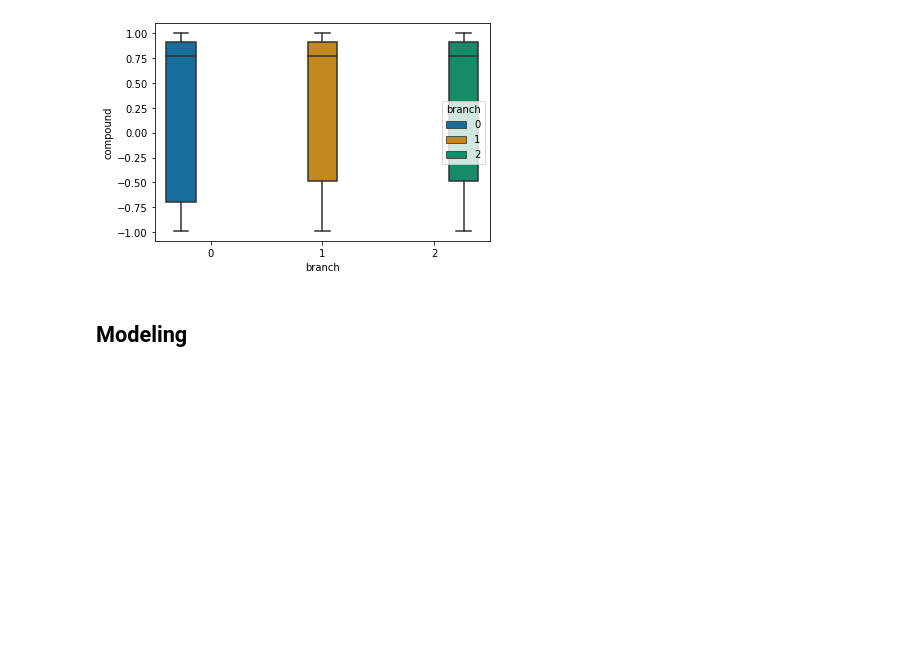
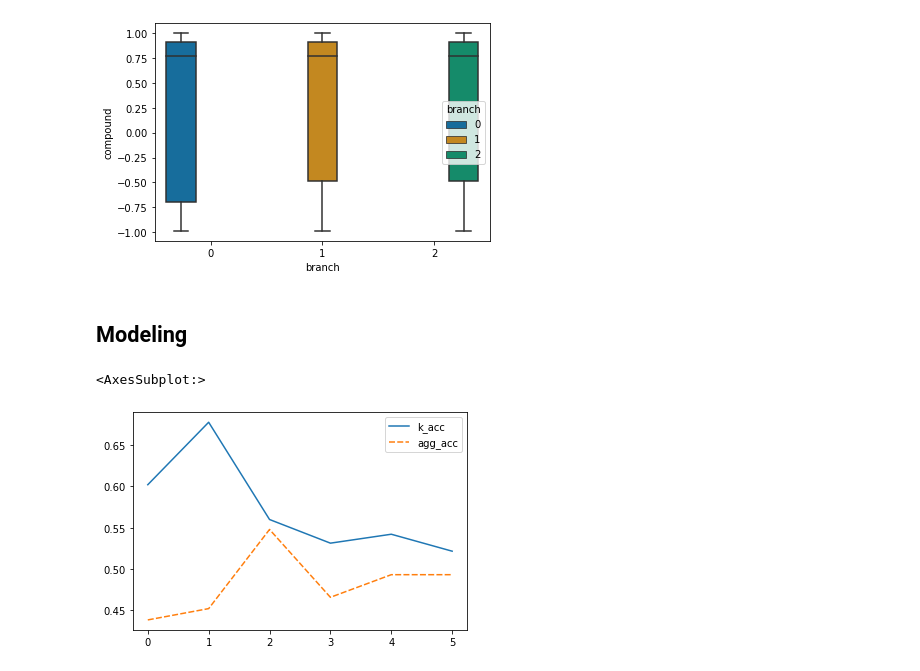
Before and after one commit to billingsmoore/unsupervised-scripture-classification, a Jupyter notebook: scripture-classification.ipynb, the cells around one changed output. Drawn from its saved outputs; the diff is of its cells as text; code cells hidden in the pictures; blank space fills up the shorter version.

```diff
--- a/scripture-classification.ipynb
+++ b/scripture-classification.ipynb
@@ -92,8 +92,10 @@ freq_matrix = TfidfVectorizer(decode_error='ignore', strip_accents='unicode',max
 # %%
 tsvd = TruncatedSVD(n_components=5).fit_transform(freq_matrix)
 # %%
+tsvd_feature_list = []
 for i in range(5):
     name =('tsvd_' + str(i))
+    tsvd_feature_list.append(name)
     df[name] = [el[i] for el in tsvd.tolist()]
 # %% [markdown]
 #### Frequency Clustering Visualization
@@ -167,0 +206,34 @@ sns.boxplot(
+# %%
+k_avg = np.zeros(len(tsvd_feature_list) + 1)
+agg_avg = np.zeros(len(tsvd_feature_list) + 1)
+
+iterations = 50
+
+for j in range(iterations):
+    for i in range(len(tsvd_feature_list)+1):
+
+        kmeans = KMeans(n_clusters=3, n_init='auto').fit(df[:len(df)//2][tsvd_feature_list[:i+1]])
+
+        agg_preds = AgglomerativeClustering(n_clusters=3).fit_predict(df[tsvd_feature_list[:i+1]])
+
+        k_preds = kmeans.predict(df[len(df)//2:][tsvd_feature_list[:i+1]])
+
+        k_acc = label_permute_compare(df[len(df)//2:],k_preds)[1]
+
+        k_avg[i] = k_avg[i] + k_acc
+
+        agg_acc = label_permute_compare(df,agg_preds)[1]
+
+        agg_avg[i] = agg_avg[i] + agg_acc
+
+for i in range(len(k_avg)):
+    k_avg[i] = k_avg[i] / iterations
+    agg_avg[i] = agg_avg[i] / iterations
+# %%
+results = {'n_comp':list(range(1,len(tsvd_feature_list) + 2,1)), 'k_acc': k_avg, 'agg_acc': agg_avg}
+result_df = pd.DataFrame(data=results)
+
+sns.lineplot(data=result_df[['k_acc', 'agg_acc']])
+# %% [output]
+<AxesSubplot:>
+[figure, added]
```
Also changed, not shown: parts of 4 cells of this notebook.
